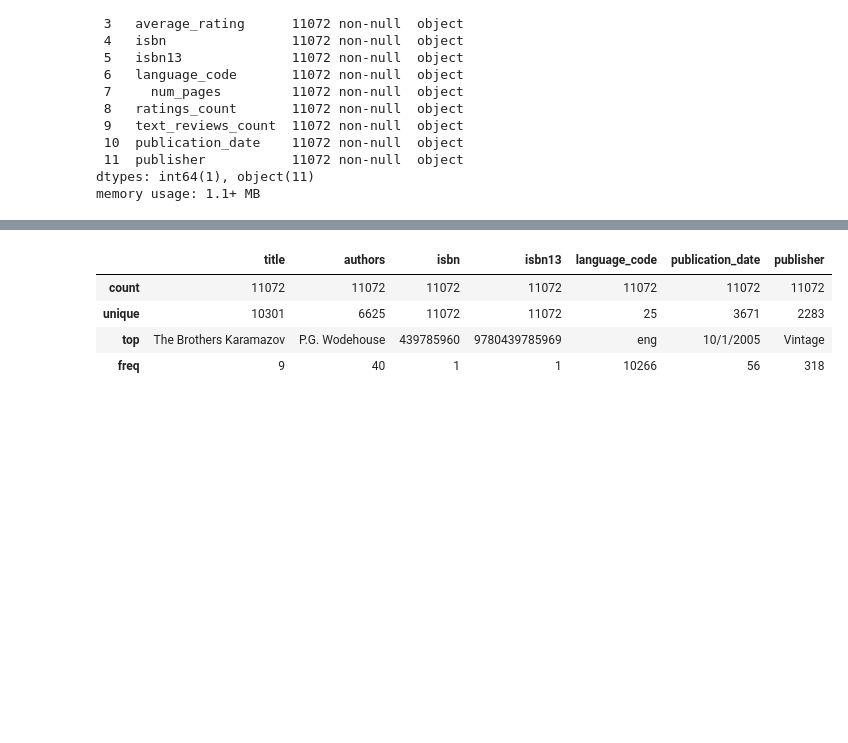
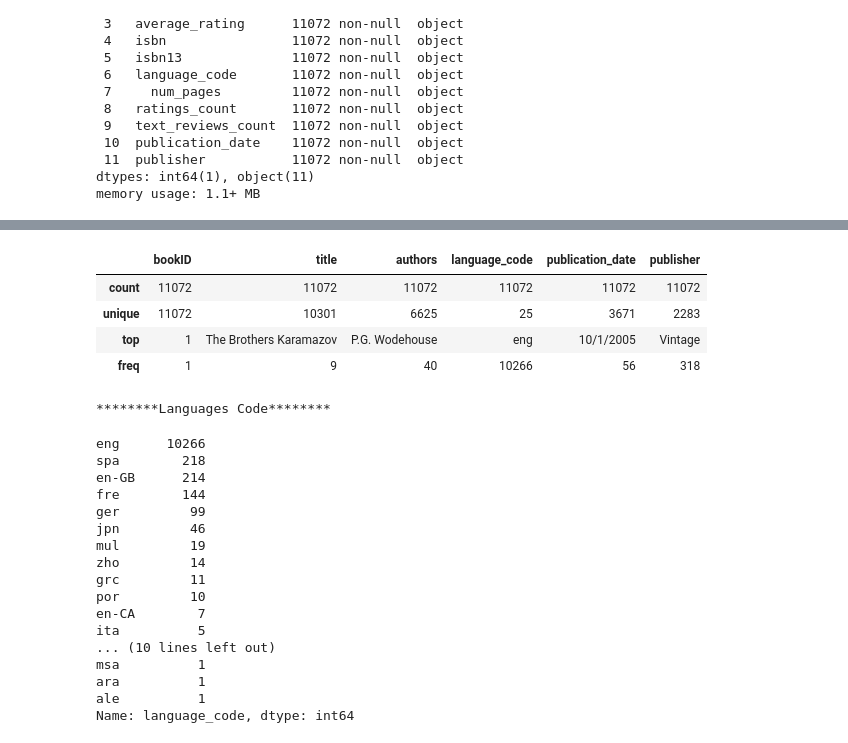
Before and after one commit to rhowsane/viet-goodreads, a Jupyter notebook: goodreads_ratings.ipynb, the cells around one changed output, grey strips where cells are left out. Cells and saved outputs as stored; diff of their text form; code cells hidden in the pictures; blank space fills up the shorter version.

```diff
--- a/goodreads_ratings.ipynb
+++ b/goodreads_ratings.ipynb
@@ -45,7 +64,8 @@ memory usage: 1.1+ MB
 # %%
 df.rename(columns={"  num_pages": "num_pages"}, inplace=True)
-new_types_dict = {"title":"string", "authors":"string", "language_code":"category", "publisher":"category","isbn":"string", "isbn13":"string","average_rating":"float64","num_pages":"int64", "ratings_count":"int64","text_reviews_count":"int64"}
+new_types_dict = {"bookID":"string","title":"string", "authors":"string", "language_code":"category", "publisher":"string","average_rating":"float64","num_pages":"int64", "ratings_count":"int64","text_reviews_count":"int64"}
 
-df_formatted = df.astype(new_types_dict)
-df_formatted.dtypes
+df_formatted: pd.DataFrame = df.copy(deep=True).astype(new_types_dict)
+df_formatted.drop(["isbn", "isbn13"], axis=1, inplace=True)
+df_formatted.isna().sum()
 # %% [output]
@@ -77,8 +94,29 @@ df_formatted.select_dtypes(include=["int64","float64"]).describe()
 # %%
-df_formatted.select_dtypes(include=["object","string","category"]).describe()
+df_categorical = df_formatted.select_dtypes(include=["object","string","category"])
+display(df_categorical.describe())
+print("********Languages Code********")
+df_formatted["language_code"].value_counts()
 # %% [output]
-|  | title | authors | isbn | isbn13 | language_code | publication_date | publisher |
-| count | 11072 | 11072 | 11072 | 11072 | 11072 | 11072 | 11072 |
-| unique | 10301 | 6625 | 11072 | 11072 | 25 | 3671 | 2283 |
-| top | The Brothers Karamazov | P.G. Wodehouse | 439785960 | 9780439785969 | eng | 10/1/2005 | Vintage |
-| freq | 9 | 40 | 1 | 1 | 10266 | 56 | 318 |
+|  | bookID | title | authors | language_code | publication_date | publisher |
+| count | 11072 | 11072 | 11072 | 11072 | 11072 | 11072 |
+| unique | 11072 | 10301 | 6625 | 25 | 3671 | 2283 |
+| top | 1 | The Brothers Karamazov | P.G. Wodehouse | eng | 10/1/2005 | Vintage |
+| freq | 1 | 9 | 40 | 10266 | 56 | 318 |
+********Languages Code********
+eng      10266
+spa        218
+en-GB      214
+fre        144
+ger         99
+jpn         46
+mul         19
+zho         14
+grc         11
+por         10
+en-CA        7
+ita          5
+... (10 lines left out)
+msa          1
+ara          1
+ale          1
+Name: language_code, dtype: int64
```
Also changed, not shown: parts of 28 cells of this notebook.
